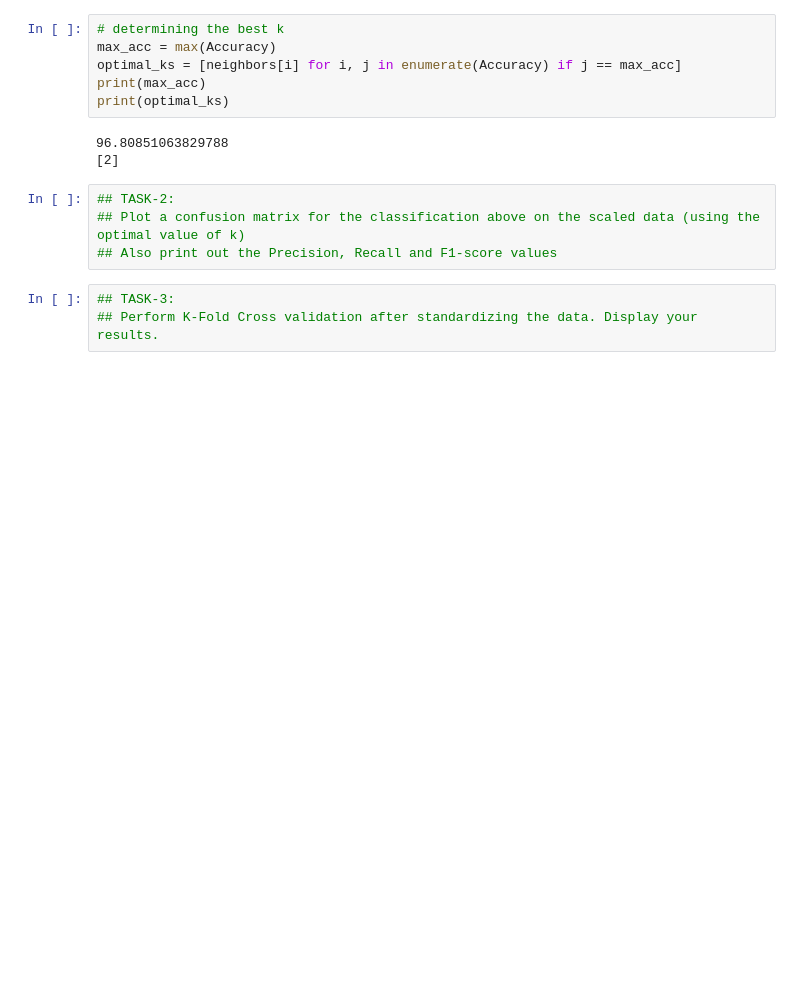
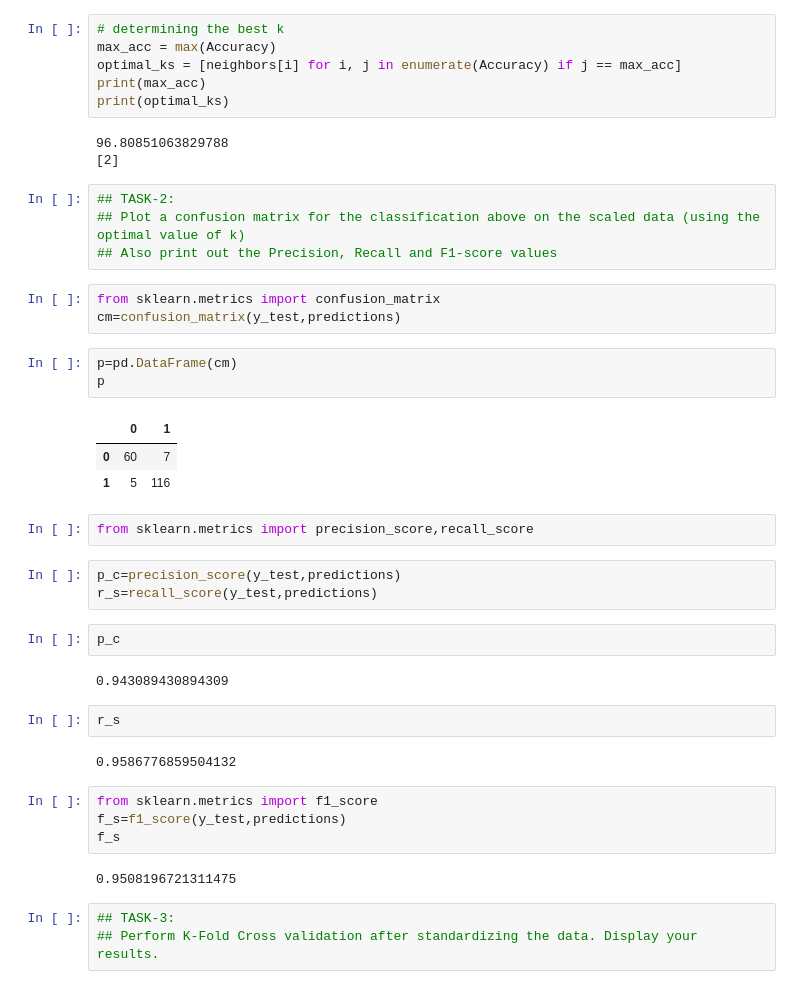
Before and after one commit to Barukuladinesh/FMML-LAB--1, a Jupyter notebook: mod3_lab4.ipynb, the cells around one changed output. Drawn from its saved outputs; the diff is of its cells as text; blank space fills up the shorter version.

```diff
--- a/mod3_lab4.ipynb
+++ b/mod3_lab4.ipynb
@@ -273,6 +377,35 @@ print(optimal_ks)
 ## TASK-2:
 ## Plot a confusion matrix for the classification above on the scaled data (using the optimal value of k)
 ## Also print out the Precision, Recall and F1-score values
+# %%
+from sklearn.metrics import confusion_matrix
+cm=confusion_matrix(y_test,predictions)
+# %%
+p=pd.DataFrame(cm)
+p
+# %% [output]
+|  | 0 | 1 |
+| 0 | 60 | 7 |
+| 1 | 5 | 116 |
+# %%
+from sklearn.metrics import precision_score,recall_score
+# %%
+p_c=precision_score(y_test,predictions)
+r_s=recall_score(y_test,predictions)
+# %%
+p_c
+# %% [output]
+0.943089430894309
+# %%
+r_s
+# %% [output]
+0.9586776859504132
+# %%
+from sklearn.metrics import f1_score
+f_s=f1_score(y_test,predictions)
+f_s
+# %% [output]
+0.9508196721311475
 # %%
 ## TASK-3:
 ## Perform K-Fold Cross validation after standardizing the data. Display your results.
```
Also changed, not shown: parts of 18 cells of this notebook.
